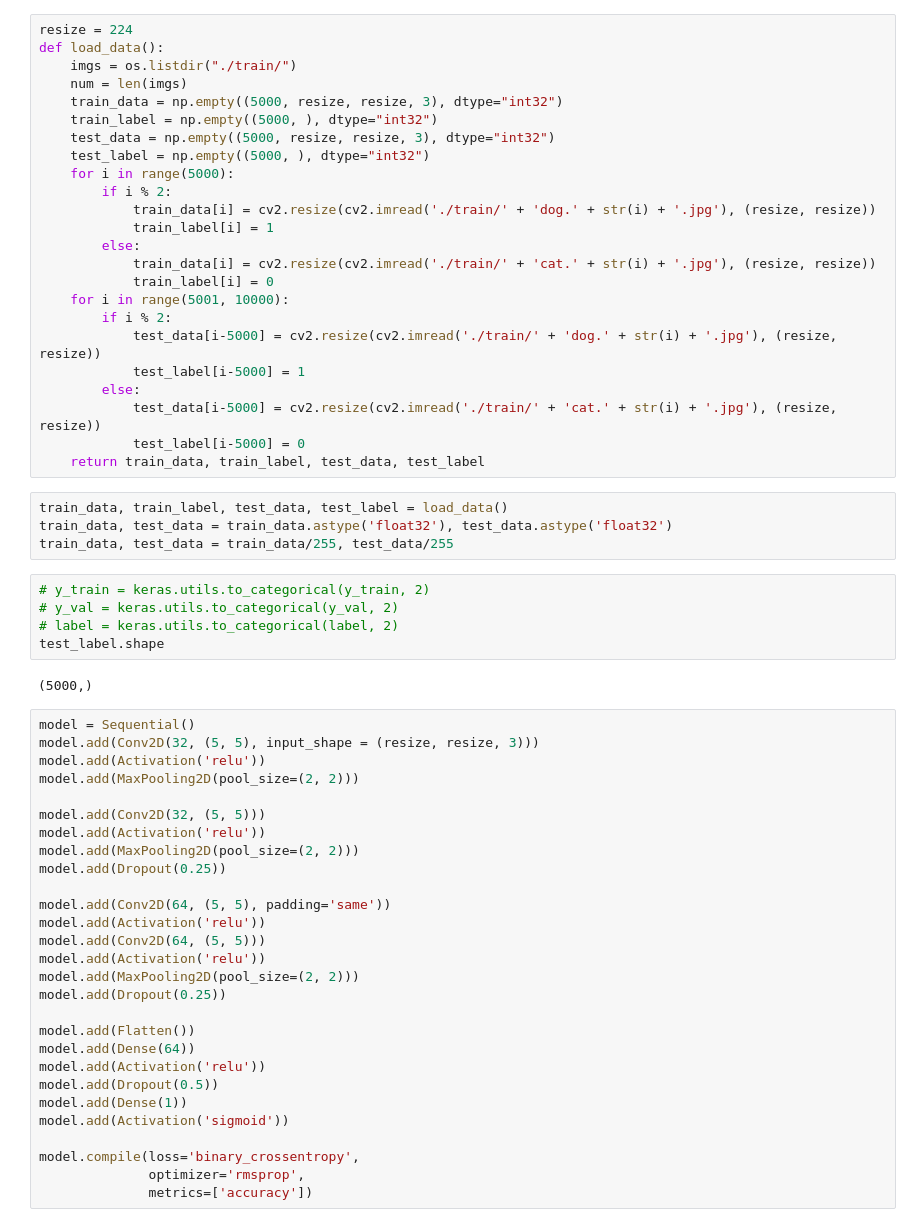
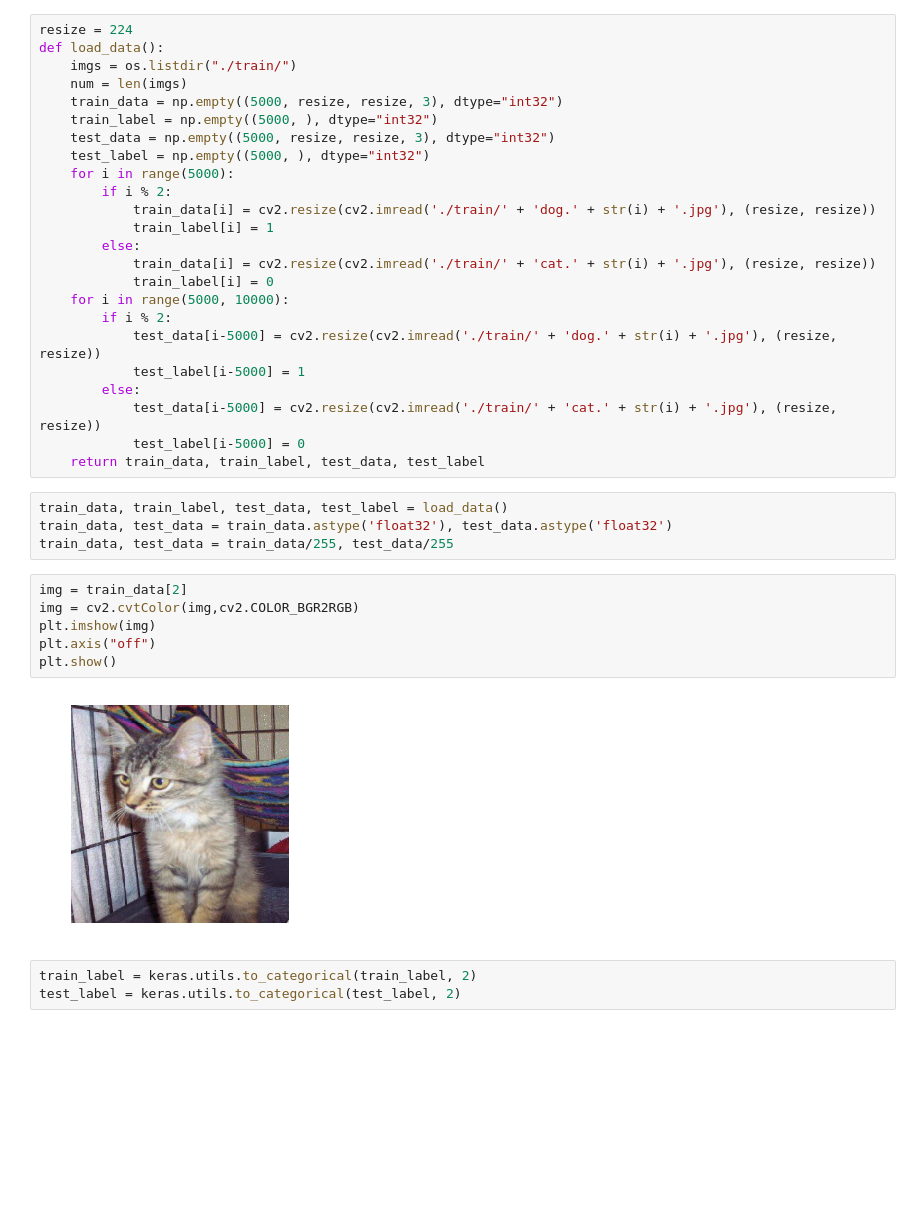
Before and after one commit to ShuaiGuo95/DeepLearning, a Jupyter notebook: dogs_vs_cats_CNN.ipynb, the cells around one changed output. Drawn from its saved outputs; the diff is of its cells as text; blank space fills up the shorter version.

```diff
--- a/dogs_vs_cats_CNN.ipynb
+++ b/dogs_vs_cats_CNN.ipynb
@@ -32,7 +31,7 @@ def load_data():
         else:
             train_data[i] = cv2.resize(cv2.imread('./train/' + 'cat.' + str(i) + '.jpg'), (resize, resize))
             train_label[i] = 0
-    for i in range(5001, 10000):
+    for i in range(5000, 10000):
         if i % 2:
             test_data[i-5000] = cv2.resize(cv2.imread('./train/' + 'dog.' + str(i) + '.jpg'), (resize, resize))
             test_label[i-5000] = 1
@@ -44,38 +43,14 @@ def load_data():
 train_data, train_label, test_data, test_label = load_data()
 train_data, test_data = train_data.astype('float32'), test_data.astype('float32')
 train_data, test_data = train_data/255, test_data/255
+# %%
+img = train_data[2]
+img = cv2.cvtColor(img,cv2.COLOR_BGR2RGB)
+plt.imshow(img)
+plt.axis("off")
+plt.show()
+# %% [output]
+[figure, added]
 # %%
-# y_train = keras.utils.to_categorical(y_train, 2)
-# y_val = keras.utils.to_categorical(y_val, 2)
-# label = keras.utils.to_categorical(label, 2)
-test_label.shape
+train_label = keras.utils.to_categorical(train_label, 2)
+test_label = keras.utils.to_categorical(test_label, 2)
-# %% [output]
-(5000,)
-# %%
-model = Sequential()
-model.add(Conv2D(32, (5, 5), input_shape = (resize, resize, 3)))
-model.add(Activation('relu'))
-model.add(MaxPooling2D(pool_size=(2, 2)))
-
-model.add(Conv2D(32, (5, 5)))
-model.add(Activation('relu'))
-model.add(MaxPooling2D(pool_size=(2, 2)))
-model.add(Dropout(0.25))
-
-model.add(Conv2D(64, (5, 5), padding='same'))
-model.add(Activation('relu'))
-model.add(Conv2D(64, (5, 5)))
-model.add(Activation('relu'))
-model.add(MaxPooling2D(pool_size=(2, 2)))
-model.add(Dropout(0.25))
-
-model.add(Flatten())
-model.add(Dense(64))
-model.add(Activation('relu'))
-model.add(Dropout(0.5))
-model.add(Dense(1))
-model.add(Activation('sigmoid'))
-
-model.compile(loss='binary_crossentropy',
-              optimizer='rmsprop',
-              metrics=['accuracy'])
```
Also changed, not shown: parts of 5 cells of this notebook, 1 other file.
